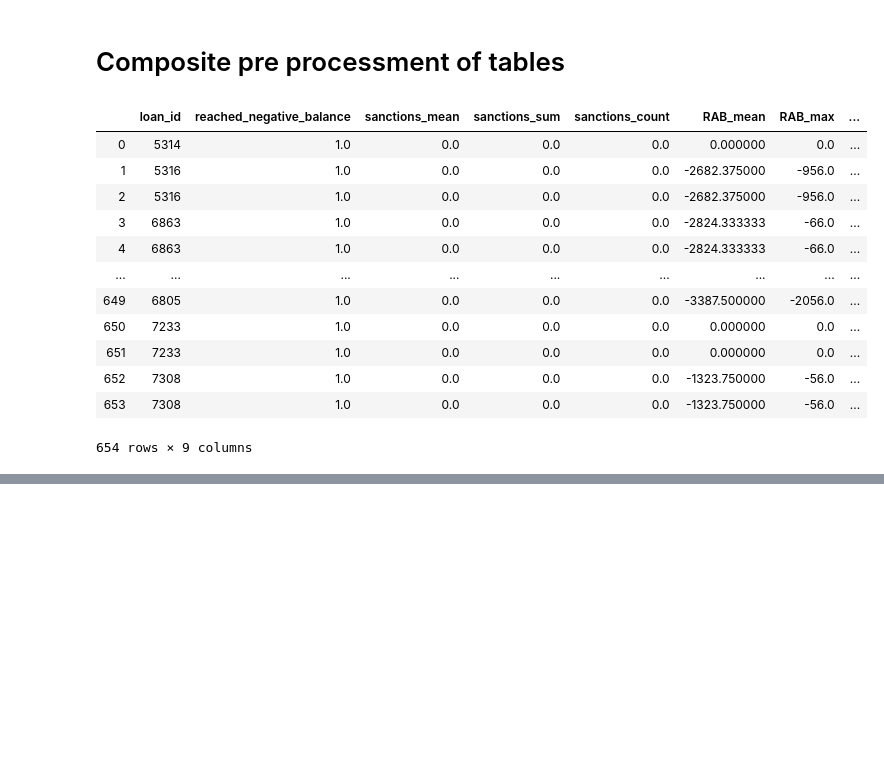
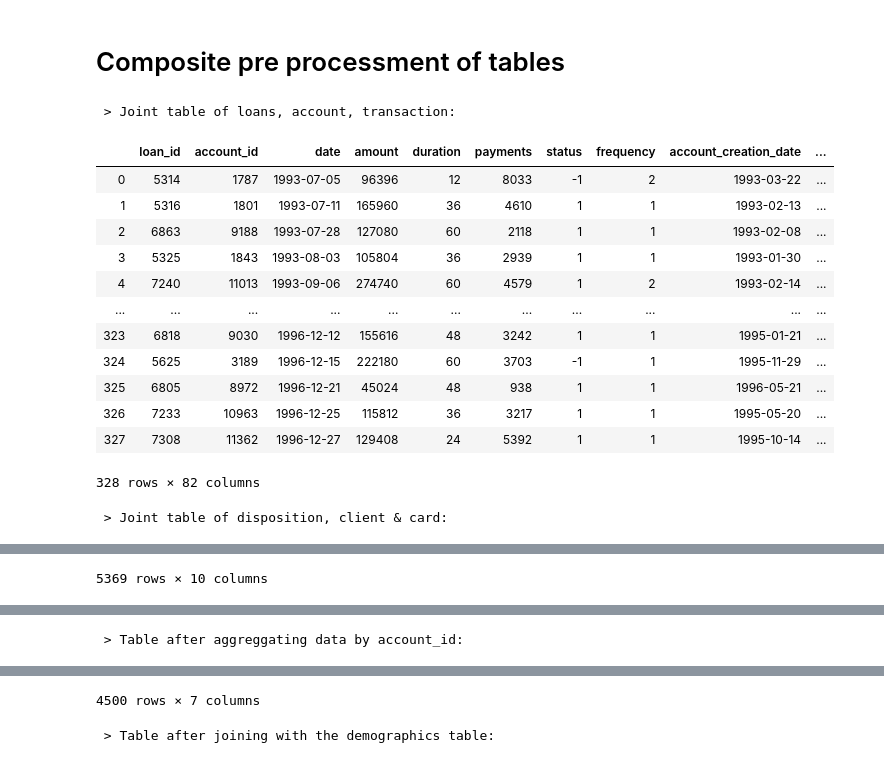
Before and after one commit to EdgarACarneiro/feup-ecac, a Jupyter notebook: project-competition/pre_processing.ipynb, the cells around one changed output, grey strips where cells are left out. Saved outputs shown, nothing was run; the diff lists cells and outputs as text; code cells hidden in the pictures; blank space fills up the shorter version.

```diff
--- a/project-competition/pre_processing.ipynb
+++ b/project-competition/pre_processing.ipynb
@@ -846,54 +845,82 @@ def compose_dataset(loan_df, account_df, disp_df, card_df, client_df, trans_df,
 
     if debug:
         print(' > Obtained dataframe after joining the previous tables and doing some feature engineering over them')
         display(df)
         print(' > And the corresponding correlation matrix:')
         get_df_correlation(df, (15, 15))
 
     # Feature selection
     df = df.drop(['account_creation_date', 'last_trans_date', 'total_ops', 'disponent_count'], axis=1)
-    #df = df.drop(['date', 'frequency', 'balance_max', 'withdrawal_max', 'withdrawal_min', 'owner_gender',
-    #             'no. of inhabitants', 'no. of municipalities with inhabitants 500-1999',
-    #             'no. of municipalities with inhabitants 2000-9999 ', 'ratio of urban inhabitants ',
-    #             'owner_age_on_loan', 'ratio entrepeneurs'], axis=1)
 
     # Setting status as last column
     df =  df[[col for col in df if col not in ['status']] + ['status']]
 
     if debug:
-        print(' >>> Final table that will serve as input to the model:')
+        print(' >>> Table before heavy feature selection:')
         display(df)
         print(' > And the respective correlations')
         get_df_correlation(df, (15, 15))
         print(' > And the respective histograms for the given features')
         get_features_histogram(df, (20, 60))
 
     # Creating filter based on correlations
     status_corr = df.corr().tail(1).drop(['status'], axis=1)
-    pos_status_corr = status_corr.loc[:, (status_corr > 0.25).any()]
-    neg_status_corr = status_corr.loc[:, (status_corr < -0.25).any()]
+    if debug:
+        print(' > Correlation between status and other features')
+        display(status_corr)
+
+    pos_status_corr = status_corr.loc[:, (status_corr > 0.2).any()]
+    neg_status_corr = status_corr.loc[:, (status_corr < -0.2).any()]
     status_corr = pos_status_corr.merge(neg_status_corr, left_index=True, right_index=True)
 
+    # Need to be hardcoded, otherwise they change on test data
+    correlation_res_features = ['balance_min', 'reached_negative_balance', 'unknown_sum',
+       'sanctions_mean', 'sanctions_sum', 'IC_mean', 'withdrawal_ratio',
+       'ratio_RAB', 'owner_count', 'sanctions_count', 'sanctions_std',
+       'CC_std', 'RAB_mean', 'RAB_sum', 'RAB_max', 'RAB_min', 'credit_ratio', 'ratio_CC']
+    manual_features = ['amount', 'payments', 'last_balance', 'max_value_in_account_to_loan_ratio']
+
+    if debug:
+        print(' > The more relevant features - the ones with higher correlations to the status variable - are:')
+        display(status_corr.columns)
+        print(' > And features chosen manually since we think them important:')
+        display(manual_features)
+
     # Filter indexes by correlations
-    df = df[['loan_id', 'reached_negative_balance', 'sanctions_mean', 'sanctions_sum',
-            'sanctions_count', 'RAB_mean', 'RAB_max', 'RAB_min', 'status']]
-    display(df)
+    df = df[['loan_id'] + correlation_res_features + manual_features + ['status']]
+
+    if debug:
+        print(' >>> Table with manual selected features and features with high correlation:')
+        display(df)
+        print(' > And the respective correlations')
+        get_df_correlation(df, (15, 15))
+
+    # Dropping features with high correlation between themselves
+    df = df.drop(['RAB_max', 'RAB_sum', 'RAB_mean', 'sanctions_sum'], axis=1)
+
+    if debug:
+        print(' >>> Final table that will serve as input to the model:')
+        display(df)
+        print(' > And the respective correlations')
+        get_df_correlation(df, (15, 15))
 
     return df
 
 dataset = compose_dataset(loan_df, account_df, disp_df, card_df, client_df,
-                          trans_df, demogra_df, debug=False, pre_debug=False)
+                          trans_df, demogra_df, debug=True, pre_debug=False)
 # %% [output]
+ > Joint table of loans, account, transaction:
-|  | loan_id | reached_negative_balance | sanctions_mean | sanctions_sum | sanctions_count | RAB_mean | RAB_max | ... |
-| 0 | 5314 | 1.0 | 0.0 | 0.0 | 0.0 | 0.000000 | 0.0 | ... |
-| 1 | 5316 | 1.0 | 0.0 | 0.0 | 0.0 | -2682.375000 | -956.0 | ... |
-| 2 | 5316 | 1.0 | 0.0 | 0.0 | 0.0 | -2682.375000 | -956.0 | ... |
-| 3 | 6863 | 1.0 | 0.0 | 0.0 | 0.0 | -2824.333333 | -66.0 | ... |
-| 4 | 6863 | 1.0 | 0.0 | 0.0 | 0.0 | -2824.333333 | -66.0 | ... |
-| ... | ... | ... | ... | ... | ... | ... | ... | ... |
-| 649 | 6805 | 1.0 | 0.0 | 0.0 | 0.0 | -3387.500000 | -2056.0 | ... |
-| 650 | 7233 | 1.0 | 0.0 | 0.0 | 0.0 | 0.000000 | 0.0 | ... |
-| 651 | 7233 | 1.0 | 0.0 | 0.0 | 0.0 | 0.000000 | 0.0 | ... |
-| 652 | 7308 | 1.0 | 0.0 | 0.0 | 0.0 | -1323.750000 | -56.0 | ... |
-| 653 | 7308 | 1.0 | 0.0 | 0.0 | 0.0 | -1323.750000 | -56.0 | ... |
+|  | loan_id | account_id | date | amount | duration | payments | status | frequency | account_creation_date | ... |
+| 0 | 5314 | 1787 | 1993-07-05 | 96396 | 12 | 8033 | -1 | 2 | 1993-03-22 | ... |
+| 1 | 5316 | 1801 | 1993-07-11 | 165960 | 36 | 4610 | 1 | 1 | 1993-02-13 | ... |
+| 2 | 6863 | 9188 | 1993-07-28 | 127080 | 60 | 2118 | 1 | 1 | 1993-02-08 | ... |
+| 3 | 5325 | 1843 | 1993-08-03 | 105804 | 36 | 2939 | 1 | 1 | 1993-01-30 | ... |
+| 4 | 7240 | 11013 | 1993-09-06 | 274740 | 60 | 4579 | 1 | 2 | 1993-02-14 | ... |
+| ... | ... | ... | ... | ... | ... | ... | ... | ... | ... | ... |
+| 323 | 6818 | 9030 | 1996-12-12 | 155616 | 48 | 3242 | 1 | 1 | 1995-01-21 | ... |
+| 324 | 5625 | 3189 | 1996-12-15 | 222180 | 60 | 3703 | -1 | 1 | 1995-11-29 | ... |
+| 325 | 6805 | 8972 | 1996-12-21 | 45024 | 48 | 938 | 1 | 1 | 1996-05-21 | ... |
+| 326 | 7233 | 10963 | 1996-12-25 | 115812 | 36 | 3217 | 1 | 1 | 1995-05-20 | ... |
+| 327 | 7308 | 11362 | 1996-12-27 | 129408 | 24 | 5392 | 1 | 1 | 1995-10-14 | ... |
-654 rows × 9 columns
+328 rows × 82 columns
+ > Joint table of disposition, client & card:
@@ -899,0 +939 @@ dataset = compose_dataset(loan_df, account_df, disp_df, card_df, client_df,
+5369 rows × 10 columns
@@ -899,0 +951 @@ dataset = compose_dataset(loan_df, account_df, disp_df, card_df, client_df,
+ > Table after aggreggating data by account_id:
@@ -899,0 +964,2 @@ dataset = compose_dataset(loan_df, account_df, disp_df, card_df, client_df,
+4500 rows × 7 columns
+ > Table after joining with the demographics table:
```
Also changed, not shown: parts of 3 cells of this notebook, 3 other files.
